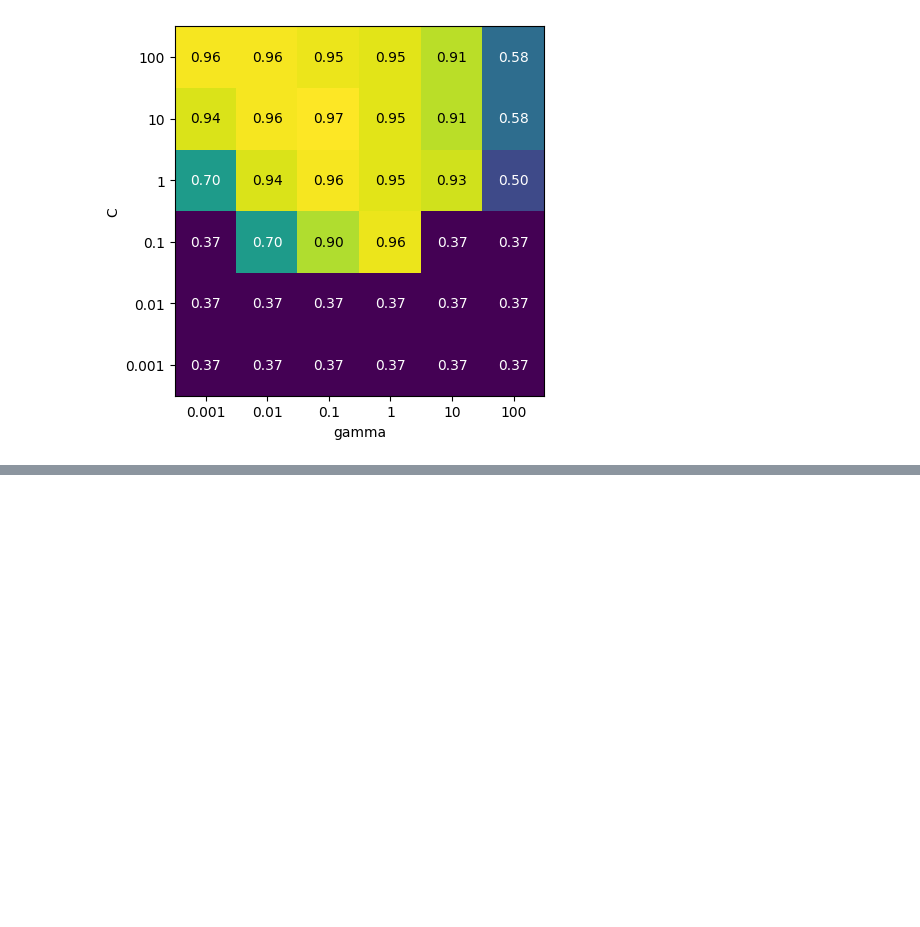
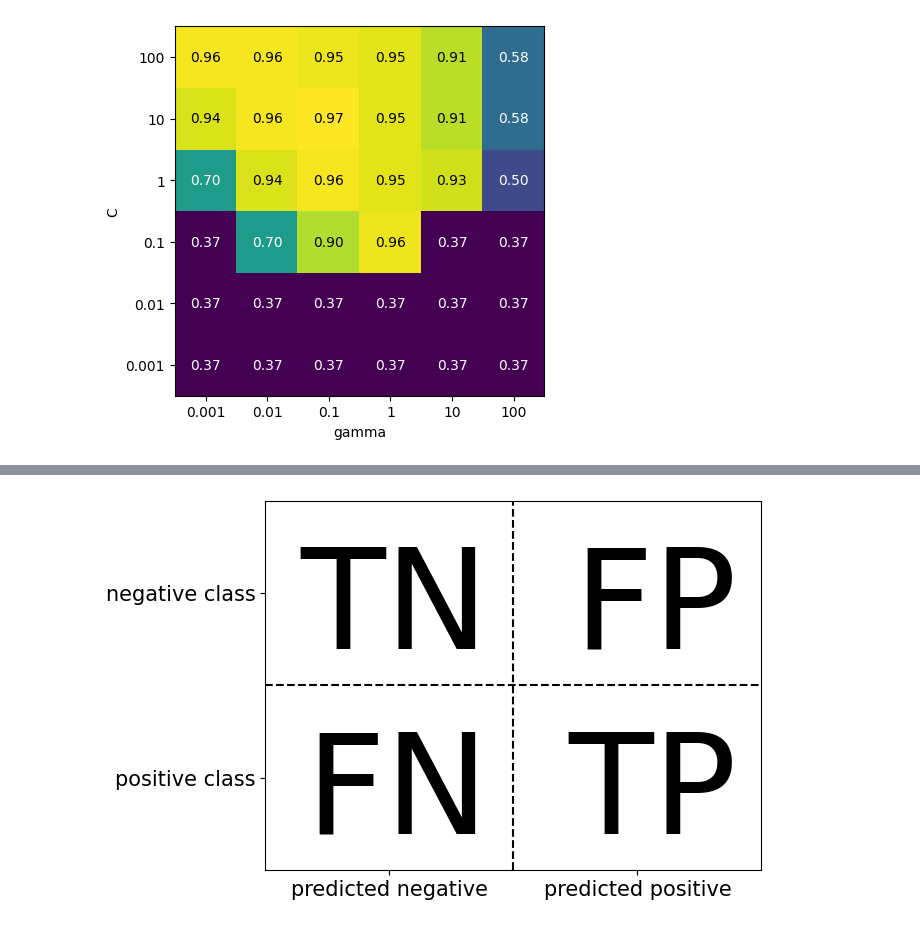
Before and after one commit to Yellow-BringtEast/python-study, a Jupyter notebook: 机器学习/python机器学习基础/chapter5.ipynb, the cells around one changed output, grey strips where cells are left out. Cells and saved outputs as stored; diff of their text form; code cells hidden in the pictures; blank space fills up the shorter version.

```diff
--- a/机器学习/python机器学习基础/chapter5.ipynb
+++ b/机器学习/python机器学习基础/chapter5.ipynb
@@ -307,0 +367,4 @@ mglearn.tools.heatmap(scores, xlabel='gamma', xticklabels=param_grid['gamma'], y
+# %%
+mglearn.plots.plot_binary_confusion_matrix()
+# %% [output]
+[figure, added]
```
Also changed, not shown: parts of 15 cells of this notebook.
